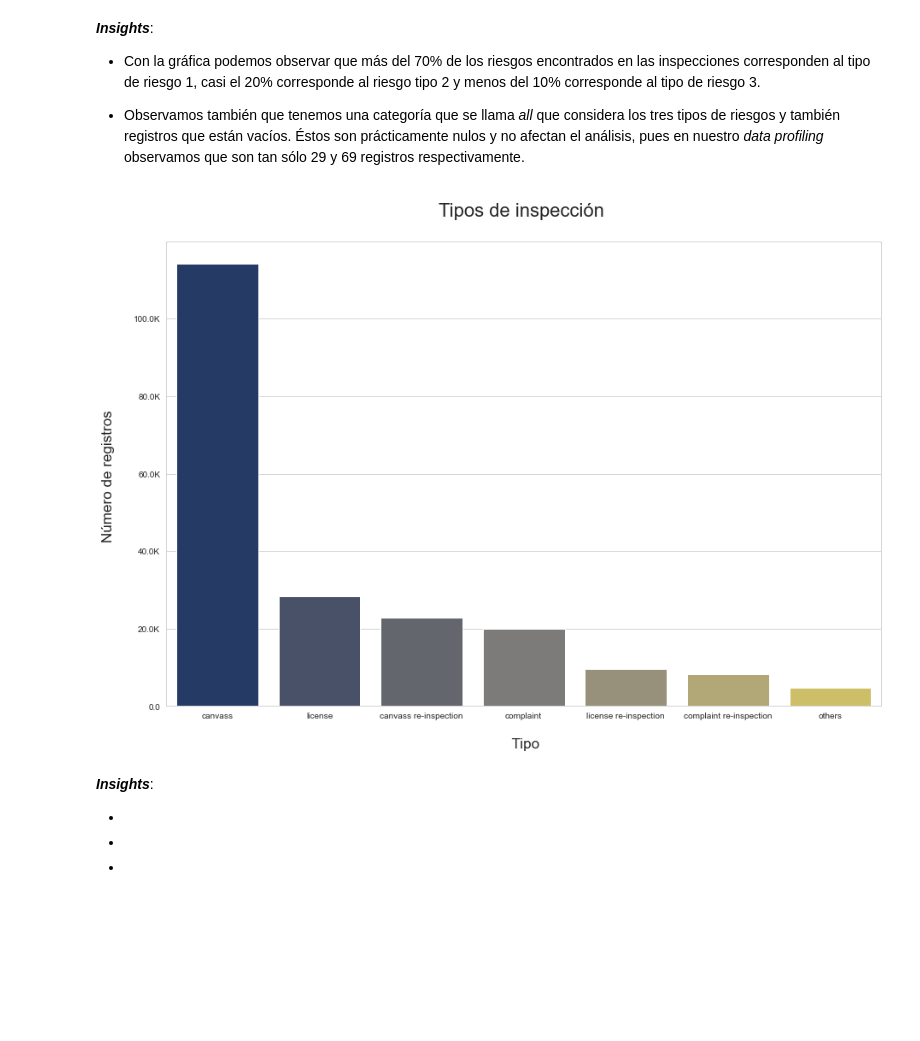
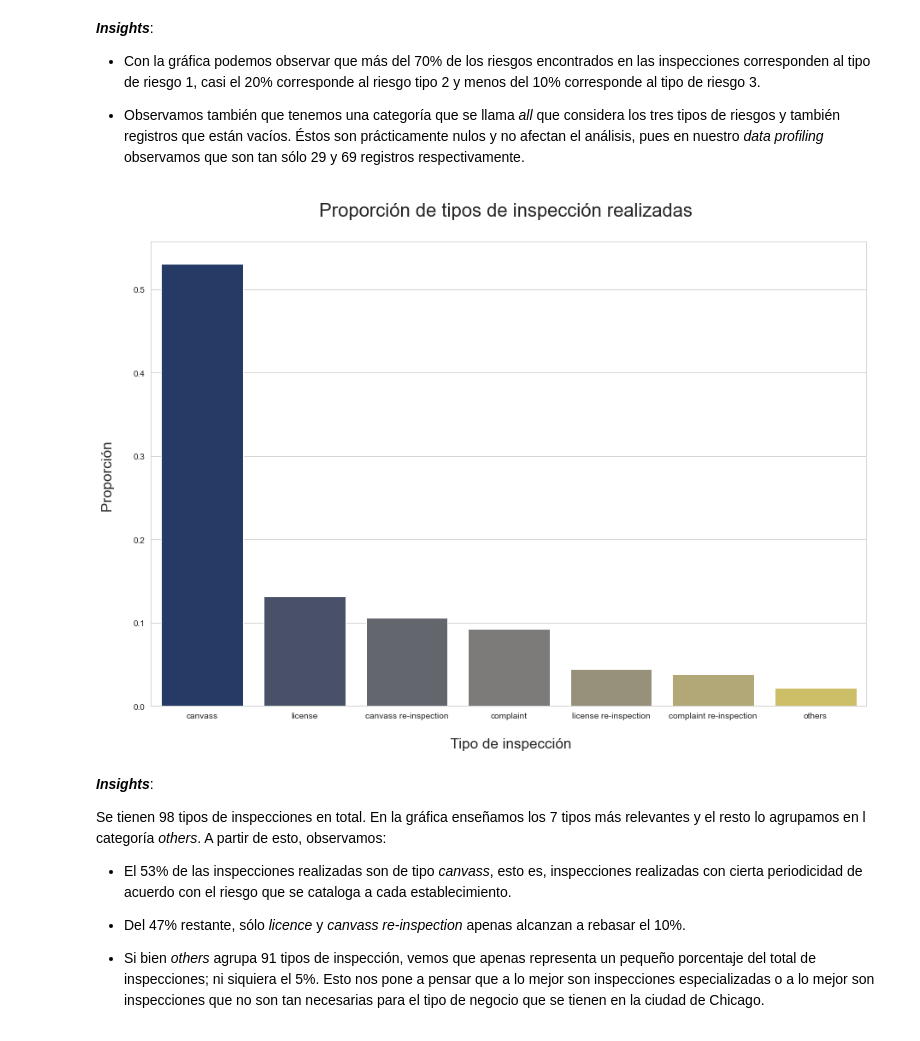
Before and after one commit to jlrzarcor/ITAM-dpa2021, a Jupyter notebook: notebooks/eda/EDA_GEDA_Checkpoint1.ipynb, the cells around one changed output. Cells and saved outputs as stored; diff of their text form; code cells hidden in the pictures; blank space fills up the shorter version.

```diff
--- a/notebooks/eda/EDA_GEDA_Checkpoint1.ipynb
+++ b/notebooks/eda/EDA_GEDA_Checkpoint1.ipynb
@@ -776,32 +778,34 @@ plt.show()
 # %%
 df2['inspeccion'] = df2['inspection_type'].apply(lambda x: 'canvass' if x == 'canvass'
                                                                    else ('license' if x == 'license'
                                                                    else ('complaint' if x == 'complaint'
                                                                    else ('license re-inspection' if x == 'license re-inspection'
                                                                    else ('canvass re-inspection' if x == 'canvass re-inspection'
                                                                    else ('complaint re-inspection' if x == 'complaint re-inspection'
                                                                    else ('short form complaint' if x == 'short form complaint'
                                                                    else 'others')))))))
 fig = plt.figure(figsize=(15,10))
 b = sns.barplot(x=df2.inspeccion.value_counts().index,
-                    y=df2.inspeccion.value_counts(),
+                    y=df2.inspeccion.value_counts()/len(df2),
                     data=df2,
                     palette='cividis',
                order = ["canvass", "license", "canvass re-inspection", "complaint",
                        "license re-inspection", "complaint re-inspection", "others"])
-plt.title("Tipos de inspección \n", size= 22)
-plt.xlabel("\n Tipo", size = 17)
-plt.ylabel("Número de registros \n", size = 17)
+plt.title("Proporción de tipos de inspección realizadas \n", size= 22)
+plt.xlabel("\n Tipo de inspección", size = 17)
+plt.ylabel("Proporción \n", size = 17)
 sns.set_style("whitegrid")
 b.yaxis.set_major_formatter(plt.FuncFormatter(number_formatter))
 plt.show()
 # %% [output]
-[figure, old version]
+[figure, new version]
-# %% [markdown]
-***Insights***:
-
--
-
--
-
--
+# %% [markdown]
+***Insights***:
+
+Se tienen 98 tipos de inspecciones en total. En la gráfica enseñamos los 7 tipos más relevantes y el resto lo agrupamos en l categoría *others*. A partir de esto, observamos:
+
+- El 53% de las inspecciones realizadas son de tipo *canvass*, esto es, inspecciones realizadas con cierta periodicidad de acuerdo con el riesgo que se cataloga a cada establecimiento.
+
+- Del 47% restante, sólo *licence* y *canvass re-inspection* apenas alcanzan a rebasar el 10%.
+
+- Si bien *others* agrupa 91 tipos de inspección, vemos que apenas representa un pequeño porcentaje del total de inspecciones; ni siquiera el 5%. Esto nos pone a pensar que a lo mejor son inspecciones especializadas o a lo mejor son inspecciones que no son tan necesarias para el tipo de negocio que se tienen en la ciudad de Chicago.
```
Also changed, not shown: parts of 3 cells of this notebook.
